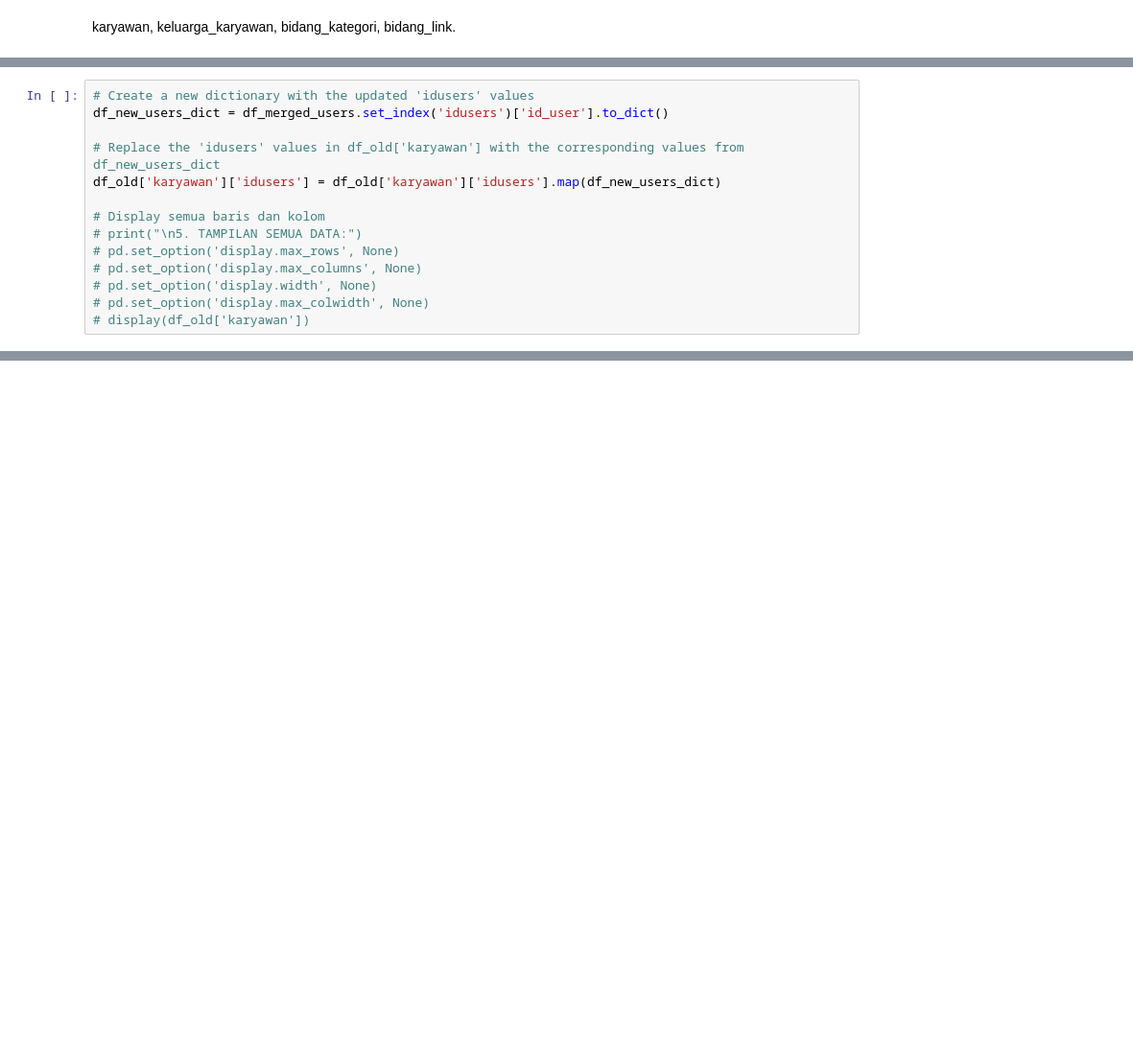
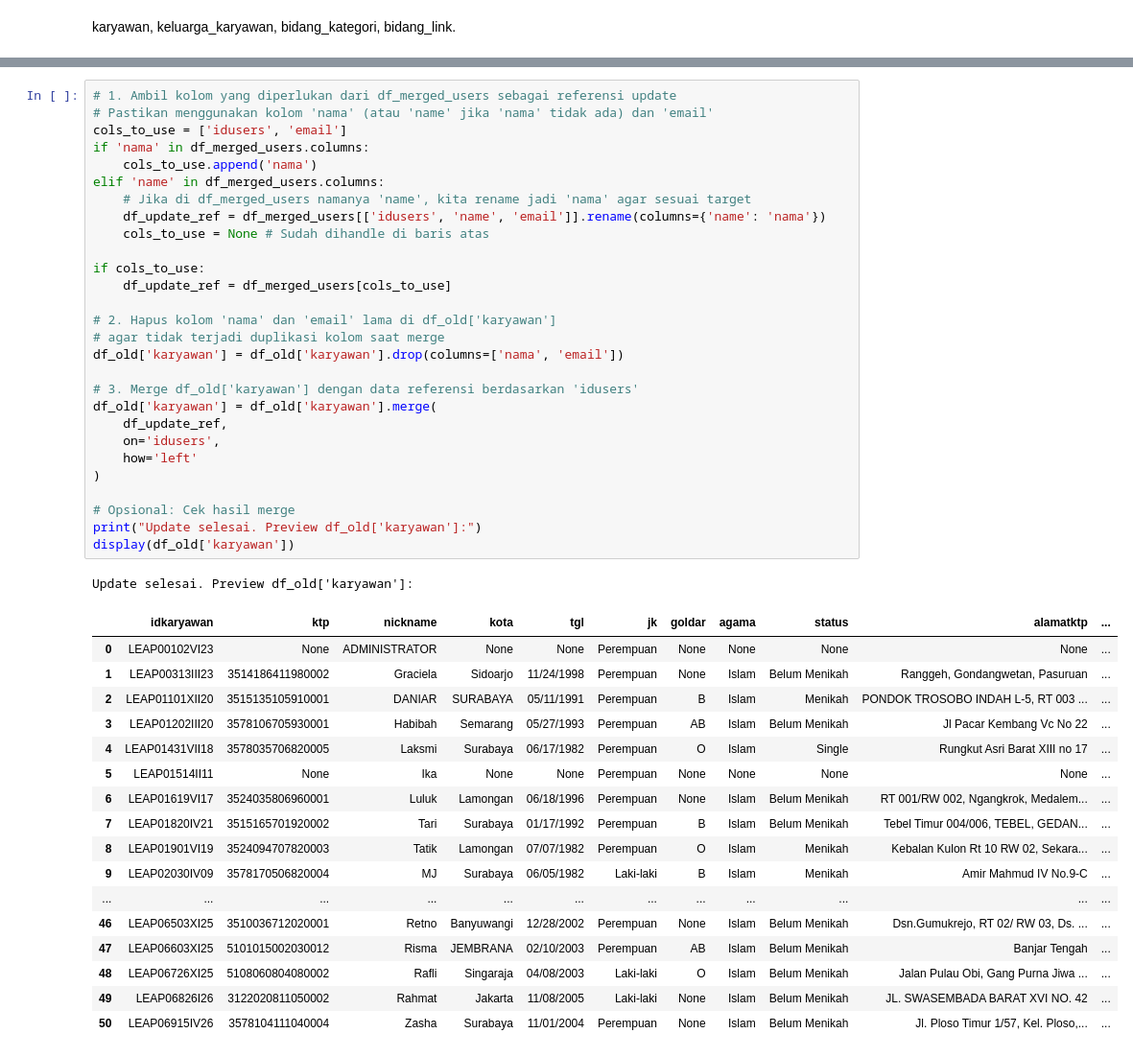
Before and after one commit to umamhaniff/DB_Migration_Leap, a Jupyter notebook: fase_2/script_cimut.ipynb, the cells around one changed output, grey strips where cells are left out. Shown at 96% size. Drawn from its saved outputs; the diff is of its cells as text; blank space fills up the shorter version.

```diff
--- a/fase_2/script_cimut.ipynb
+++ b/fase_2/script_cimut.ipynb
@@ -181,14 +202,0 @@ None
-# %%
-# Create a new dictionary with the updated 'idusers' values
-df_new_users_dict = df_merged_users.set_index('idusers')['id_user'].to_dict()
-
-# Replace the 'idusers' values in df_old['karyawan'] with the corresponding values from df_new_users_dict
-df_old['karyawan']['idusers'] = df_old['karyawan']['idusers'].map(df_new_users_dict)
-
-# Display semua baris dan kolom
-# print("\n5. TAMPILAN SEMUA DATA:")
-# pd.set_option('display.max_rows', None)
-# pd.set_option('display.max_columns', None)
-# pd.set_option('display.width', None)
-# pd.set_option('display.max_colwidth', None)
-# display(df_old['karyawan'])
@@ -680,0 +1000,47 @@ df_new['karyawan'].info()
+# %%
+# 1. Ambil kolom yang diperlukan dari df_merged_users sebagai referensi update
+# Pastikan menggunakan kolom 'nama' (atau 'name' jika 'nama' tidak ada) dan 'email'
+cols_to_use = ['idusers', 'email']
+if 'nama' in df_merged_users.columns:
+    cols_to_use.append('nama')
+elif 'name' in df_merged_users.columns:
+    # Jika di df_merged_users namanya 'name', kita rename jadi 'nama' agar sesuai target
+    df_update_ref = df_merged_users[['idusers', 'name', 'email']].rename(columns={'name': 'nama'})
+    cols_to_use = None # Sudah dihandle di baris atas
+
+if cols_to_use:
+    df_update_ref = df_merged_users[cols_to_use]
+
+# 2. Hapus kolom 'nama' dan 'email' lama di df_old['karyawan']
+# agar tidak terjadi duplikasi kolom saat merge
+df_old['karyawan'] = df_old['karyawan'].drop(columns=['nama', 'email'])
+
+# 3. Merge df_old['karyawan'] dengan data referensi berdasarkan 'idusers'
+df_old['karyawan'] = df_old['karyawan'].merge(
+    df_update_ref,
+    on='idusers',
+    how='left'
+)
+
+# Opsional: Cek hasil merge
+print("Update selesai. Preview df_old['karyawan']:")
+display(df_old['karyawan'])
+# %% [output]
+Update selesai. Preview df_old['karyawan']:
+|  | idkaryawan | ktp | nickname | kota | tgl | jk | goldar | agama | status | alamatktp | ... |
+| 0 | LEAP00102VI23 | None | ADMINISTRATOR | None | None | Perempuan | None | None | None | None | ... |
+| 1 | LEAP00313III23 | 3514186411980002 | Graciela | Sidoarjo | 11/24/1998 | Perempuan | None | Islam | Belum Menikah | Ranggeh, Gondangwetan, Pasuruan | ... |
+| 2 | LEAP01101XII20 | 3515135105910001 | DANIAR | SURABAYA | 05/11/1991 | Perempuan | B | Islam | Menikah | PONDOK TROSOBO INDAH L-5, RT 003 ... | ... |
+| 3 | LEAP01202III20 | 3578106705930001 | Habibah | Semarang | 05/27/1993 | Perempuan | AB | Islam | Belum Menikah | Jl Pacar Kembang Vc No 22 | ... |
+| 4 | LEAP01431VII18 | 3578035706820005 | Laksmi | Surabaya | 06/17/1982 | Perempuan | O | Islam | Single | Rungkut Asri Barat XIII no 17 | ... |
+| 5 | LEAP01514II11 | None | Ika | None | None | Perempuan | None | None | None | None | ... |
+| 6 | LEAP01619VI17 | 3524035806960001 | Luluk | Lamongan | 06/18/1996 | Perempuan | None | Islam | Belum Menikah | RT 001/RW 002, Ngangkrok, Medalem... | ... |
+| 7 | LEAP01820IV21 | 3515165701920002 | Tari | Surabaya | 01/17/1992 | Perempuan | B | Islam | Belum Menikah | Tebel Timur 004/006, TEBEL, GEDAN... | ... |
+| 8 | LEAP01901VI19 | 3524094707820003 | Tatik | Lamongan | 07/07/1982 | Perempuan | O | Islam | Menikah | Kebalan Kulon Rt 10 RW 02, Sekara... | ... |
+| 9 | LEAP02030IV09 | 3578170506820004 | MJ | Surabaya | 06/05/1982 | Laki-laki | B | Islam | Menikah | Amir Mahmud IV No.9-C | ... |
+| ... | ... | ... | ... | ... | ... | ... | ... | ... | ... | ... | ... |
+| 46 | LEAP06503XI25 | 3510036712020001 | Retno | Banyuwangi | 12/28/2002 | Perempuan | None | Islam | Belum Menikah | Dsn.Gumukrejo, RT 02/ RW 03, Ds. ... | ... |
+| 47 | LEAP06603XI25 | 5101015002030012 | Risma | JEMBRANA | 02/10/2003 | Perempuan | AB | Islam | Belum Menikah | Banjar Tengah | ... |
+| 48 | LEAP06726XI25 | 5108060804080002 | Rafli | Singaraja | 04/08/2003 | Laki-laki | O | Islam | Belum Menikah | Jalan Pulau Obi, Gang Purna Jiwa ... | ... |
+| 49 | LEAP06826I26 | 3122020811050002 | Rahmat | Jakarta | 11/08/2005 | Laki-laki | None | Islam | Belum Menikah | JL. SWASEMBADA BARAT XVI NO. 42 | ... |
+| 50 | LEAP06915IV26 | 3578104111040004 | Zasha | Surabaya | 11/01/2004 | Perempuan | None | Islam | Belum Menikah | Jl. Ploso Timur 1/57, Kel. Ploso,... | ... |
```
Also changed, not shown: parts of 53 cells of this notebook, 4 other files.
